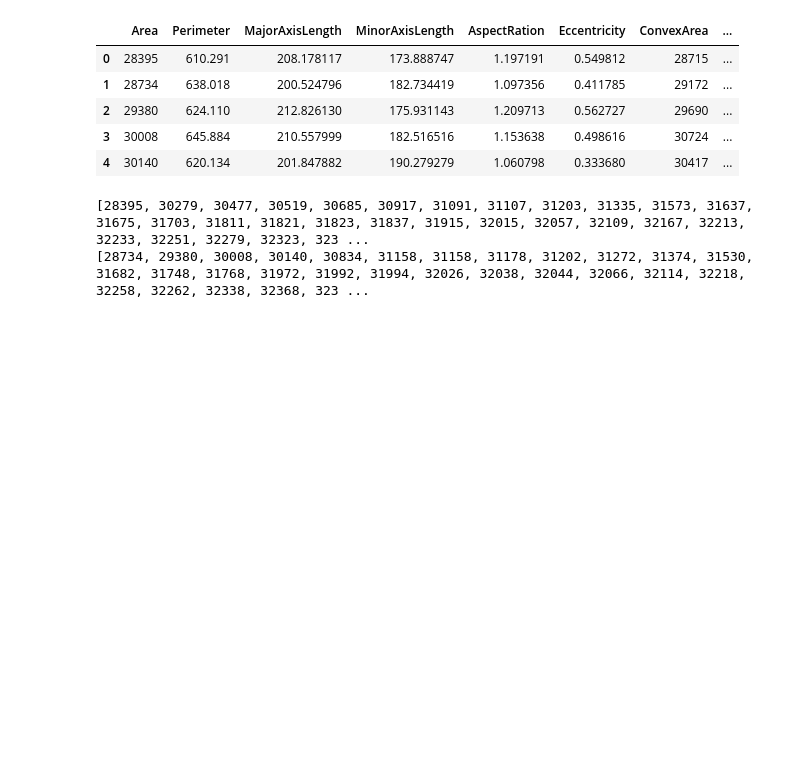
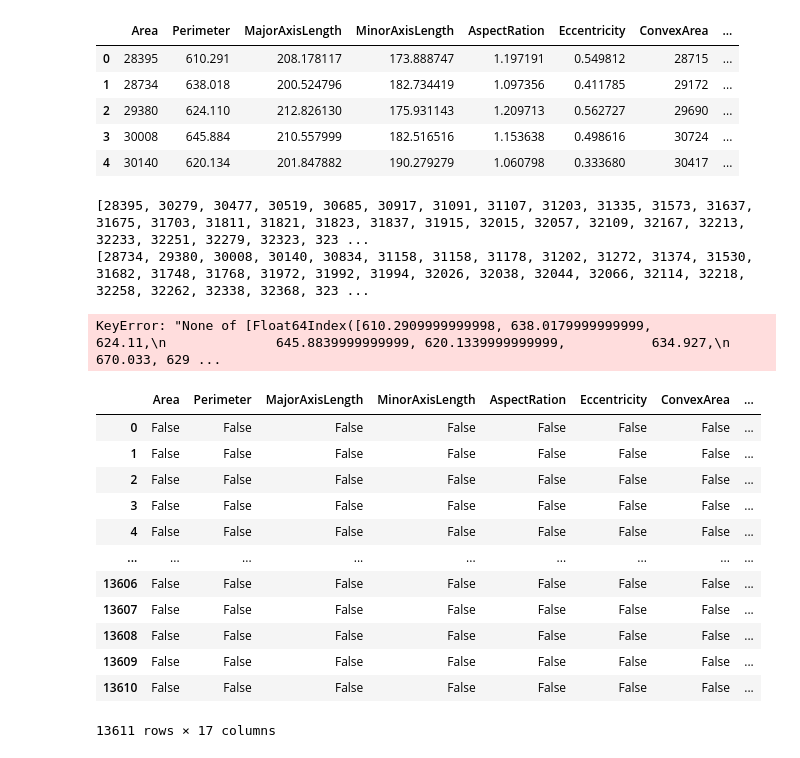
Before and after one commit to Elsiekiprop/Catch-up, a Jupyter notebook: Catch Up session.ipynb, the cells around one changed output. Drawn from its saved outputs; the diff is of its cells as text; code cells hidden in the pictures; blank space fills up the shorter version.

```diff
--- a/Catch Up session.ipynb
+++ b/Catch Up session.ipynb
@@ -28,0 +27,34 @@ print (even_numbers)
+# %%
+#Write a function that will grt the values greater than the mean in any numerical colum
+#name of data,name of column...outputing all the values greater than the mean
+def mean_comparison(data,column,):
+
+    mean=df[column].mean()
+    num_above_mean=[]
+    i=0
+
+
+    while i<len(data[col]):
+        if data[col][i]>mean:
+            nums_above_mean.append(data[col][i])
+        return column
+
+mean_comparison(df,'Perimeter','mean')
+# %% [output]
+KeyError: "None of [Float64Index([610.2909999999998, 638.0179999999999,            624.11,\n              645.8839999999999, 620.1339999999999,           634.927,\n                        670.033, 629 ...
+# %%
+df.isna()
+# %% [output]
+|  | Area | Perimeter | MajorAxisLength | MinorAxisLength | AspectRation | Eccentricity | ConvexArea | ... |
+| 0 | False | False | False | False | False | False | False | ... |
+| 1 | False | False | False | False | False | False | False | ... |
+| 2 | False | False | False | False | False | False | False | ... |
+| 3 | False | False | False | False | False | False | False | ... |
+| 4 | False | False | False | False | False | False | False | ... |
+| ... | ... | ... | ... | ... | ... | ... | ... | ... |
+| 13606 | False | False | False | False | False | False | False | ... |
+| 13607 | False | False | False | False | False | False | False | ... |
+| 13608 | False | False | False | False | False | False | False | ... |
+| 13609 | False | False | False | False | False | False | False | ... |
+| 13610 | False | False | False | False | False | False | False | ... |
+13611 rows × 17 columns
```
Also changed, not shown: parts of 10 cells of this notebook.
